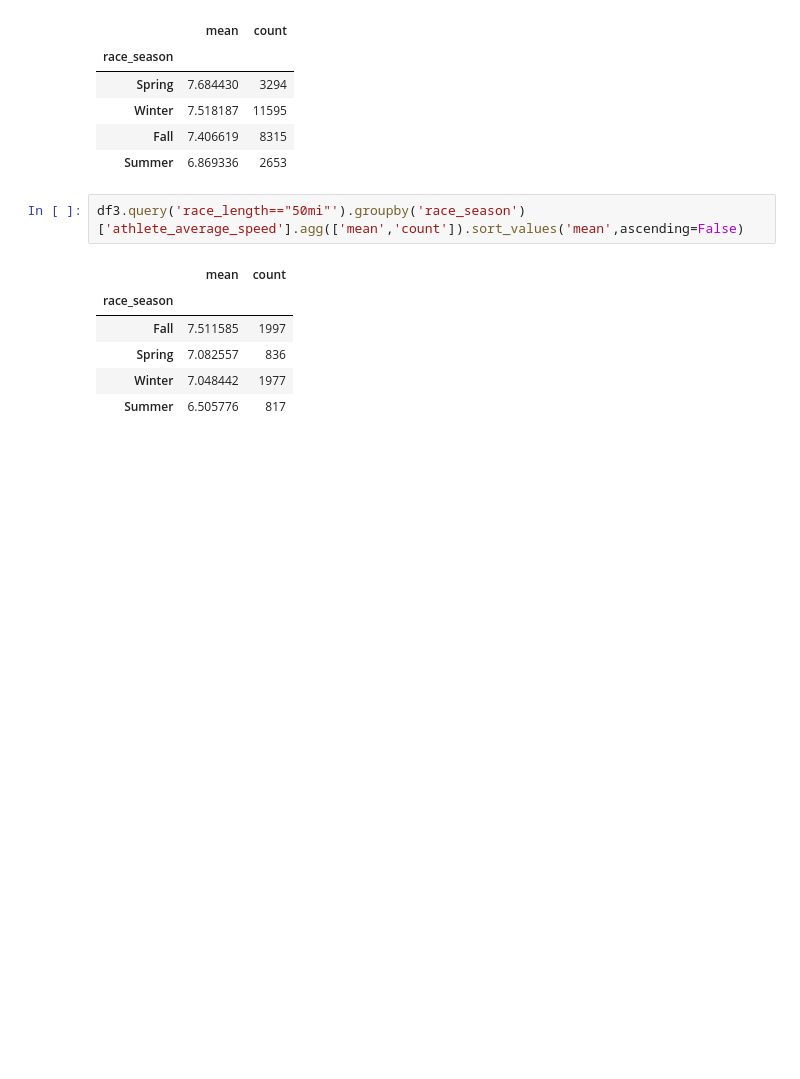
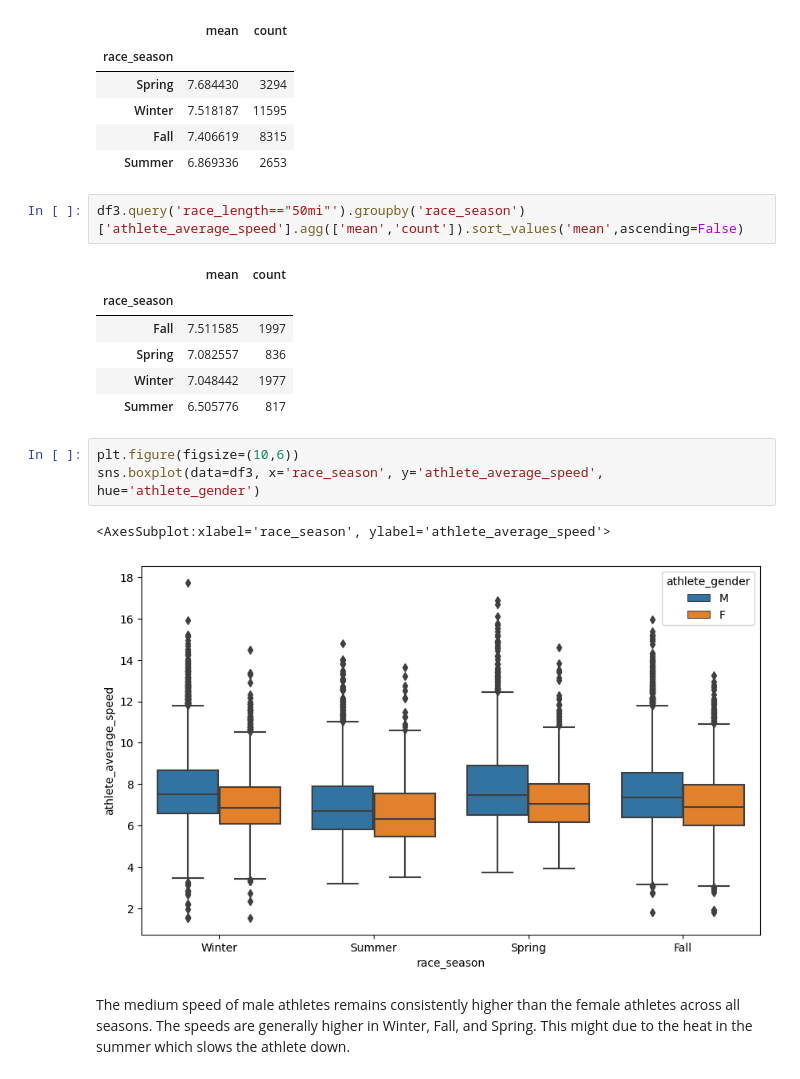
Before and after one commit to AnnieBeauty/marathon_race, a Jupyter notebook: python-da.ipynb, the cells around one changed output. Cells and saved outputs as stored; diff of their text form; blank space fills up the shorter version.

```diff
--- a/python-da.ipynb
+++ b/python-da.ipynb
@@ -480,3 +467,12 @@ df3.query('race_length=="50mi"').groupby('race_season')['athlete_average_speed']
 | Spring | 7.082557 | 836 |
 | Winter | 7.048442 | 1977 |
 | Summer | 6.505776 | 817 |
+# %%
+plt.figure(figsize=(10,6))
+sns.boxplot(data=df3, x='race_season', y='athlete_average_speed', hue='athlete_gender')
+# %% [output]
+<AxesSubplot:xlabel='race_season', ylabel='athlete_average_speed'>
+[figure, added]
+# %% [markdown]
+The medium speed of male athletes remains consistently higher than the female athletes across all seasons.
+The speeds are generally higher in Winter, Fall, and Spring. This might due to the heat in the summer which slows the athlete down.
```
Also changed, not shown: parts of 2 cells of this notebook.
